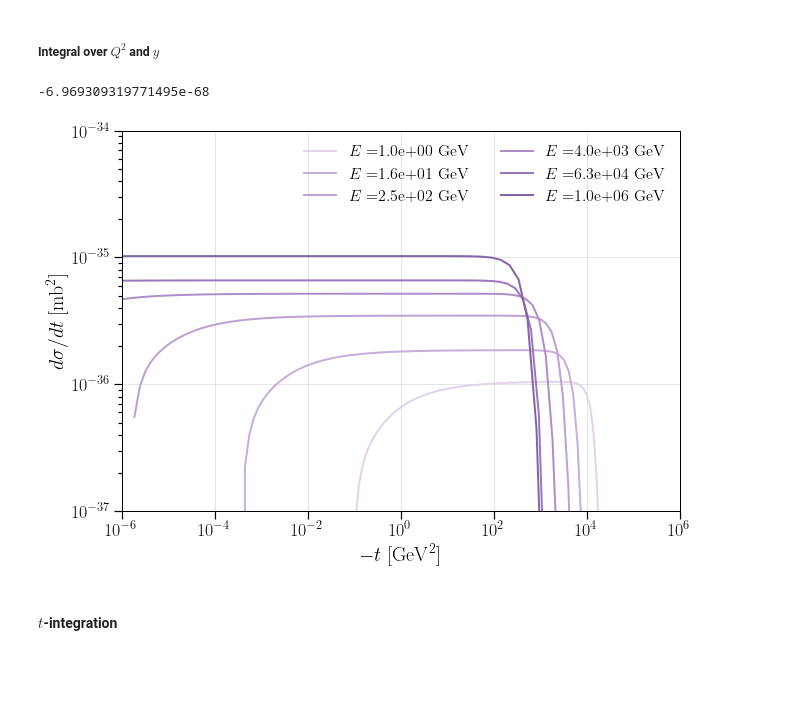
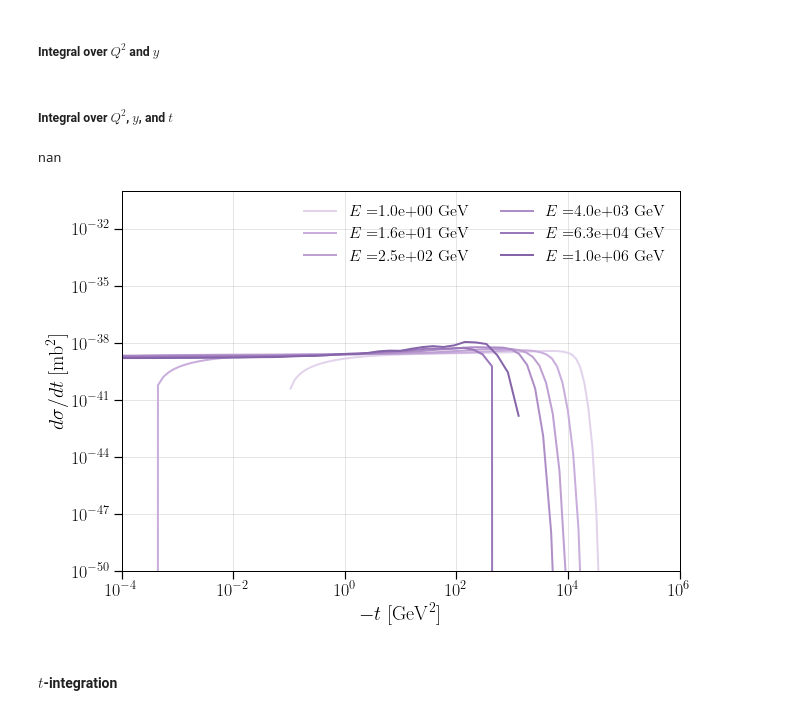
Before and after one commit to bskrzypek/Coherent-Vector-Meson-CrossSections, a Jupyter notebook: crossSections.ipynb, the cells around one changed output. Cells and saved outputs as stored; diff of their text form; code cells hidden in the pictures; blank space fills up the shorter version.

```diff
--- a/crossSections.ipynb
+++ b/crossSections.ipynb
@@ -182,7 +182,7 @@ def trange(E):
 
     tmin = np.log10(1*(mrho**2/(2*E))**2/GeV**2)
 
-    return np.logspace(tmin,6,100)
+    return np.logspace(tmin,20,100)
 
 #def tLimits(Q,y,E):
 #    return [-np.inf,-1*tmin(Q,y,E)/GeV**2]
@@ -222,6 +222,8 @@ def yIntegral(E):
     integral = integrate.simps(integrate.simps(diff_crossSection(E*GeV),q2Range(yrange(-1*trange(E),E),-1*trange(E),E),axis = 0),yrange(-1*trange(E),E),axis = 0)
 
     return integral
+# %% [markdown]
+##### Integral over $Q^2$, $y$, and $t$
 # %%
 def Integral(E):
 
@@ -231,5 +233,5 @@ def Integral(E):
 # %%
 Integral(1e3*GeV)
 # %% [output]
--6.969309319771495e-68
+nan
 # %%
@@ -238,28 +242,28 @@ integral = yIntegral(energies*GeV)
 # %%
 fig = plt.figure(figsize = (10,7))
 
 tmin = (mrho**2/(2*E*GeV))/GeV**2
 
 for ei in range(len(energies)):
 
     plt.plot(trange(energies[ei]*GeV),np.array(integral)[:,ei]/mb**2,color = my_gradient2((ei+1)/7),label = r"$E = ${:.1e}".format(energies[ei])+" GeV")
 
 plt.legend(loc = "upper right",fontsize = 16,ncol = 2)
 
-plt.ylim(1e-37,1e-34)
-plt.xlim(1e-6,1e6)
+plt.ylim(1e-50,1e-30)
+plt.xlim(1e-4,1e6)
 
 plt.grid(alpha = 0.4)
 
 plt.ylabel(r"$d\sigma/dt\; [{\rm mb}^2]$",fontsize = 20)
 plt.xlabel(r"$-t\; [{\rm GeV}^2]$",fontsize = 20)
 plt.xscale('log')
 plt.yscale('log')
 
 plt.savefig("/Users/barbaraskrzypek/Documents/IceCube/LVNeutrinos/yIntegral.png",dpi = 400,bbox_inches = "tight")
 plt.show()
 # %% [output]
-[figure, old version]
+[figure, new version]
 # %%
 csms = []
 
```
Also changed, not shown: parts of 1 cell of this notebook.
